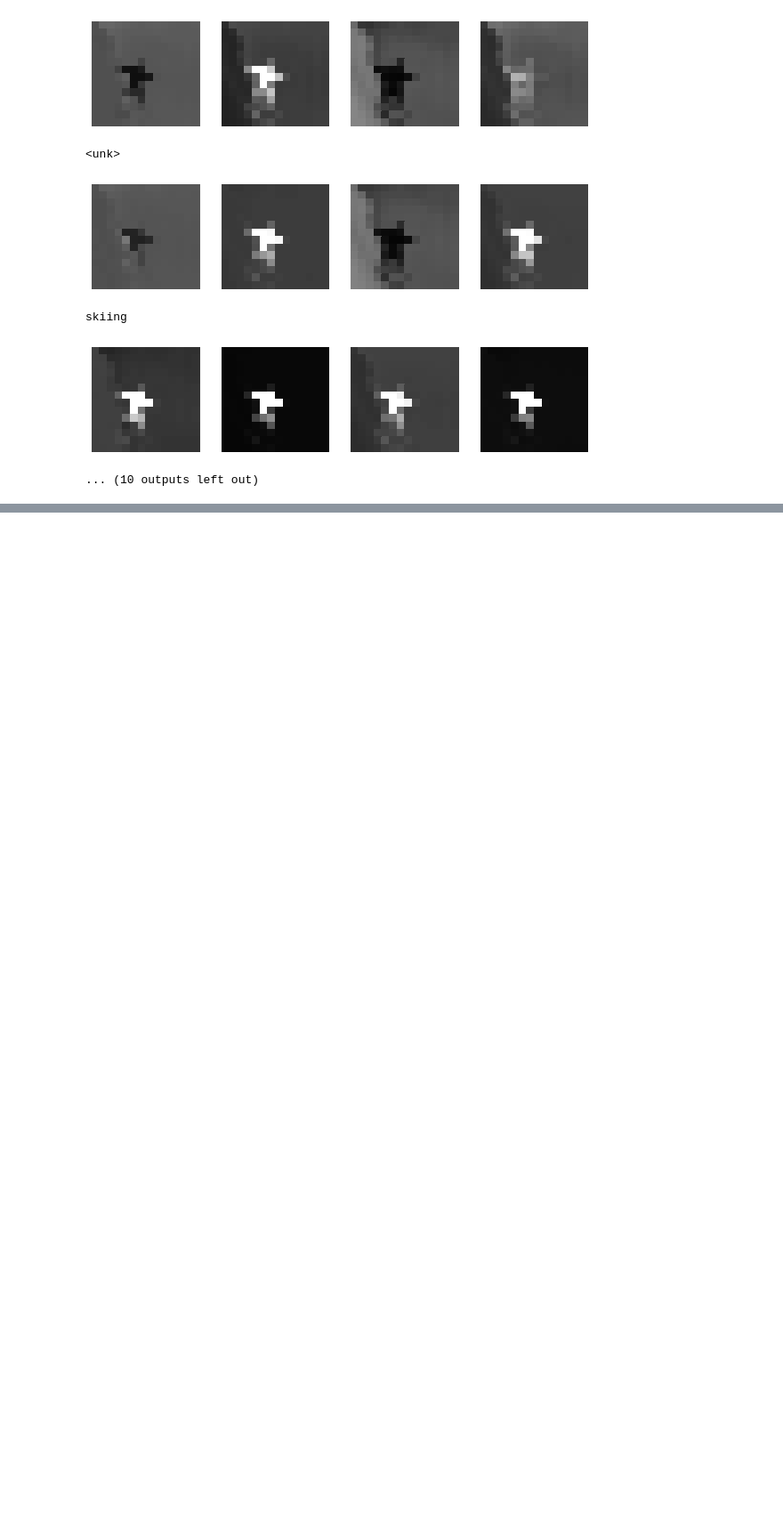
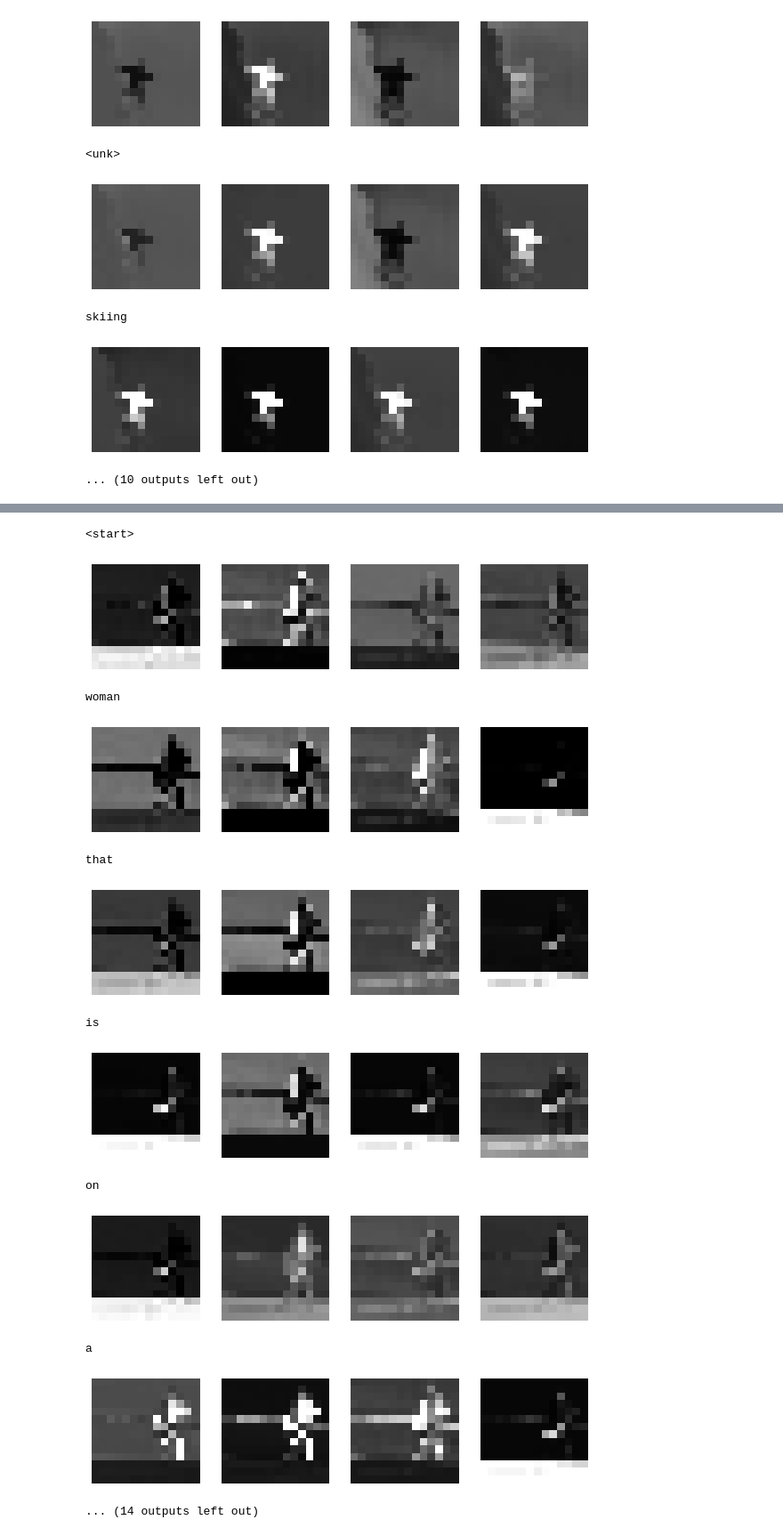
Before and after one commit to jo1jun/Image-Captioning-with-Transformer, a Jupyter notebook: Image_Captioning_Attention_ViT.ipynb, the cells around one changed output, grey strips where cells are left out. Shown at 89% size. Saved outputs shown, nothing was run; the diff lists cells and outputs as text; code cells hidden in the pictures; blank space fills up the shorter version.

```diff
--- a/Image_Captioning_Attention_ViT.ipynb
+++ b/Image_Captioning_Attention_ViT.ipynb
@@ -788,0 +858,38 @@ skiing
+# %%
+# caption 및 head 마다의 attention.
+
+for i, idx in enumerate(sample.squeeze()):
+  if vocab.idx2word[idx.item()] == '<pad>':
+    break
+  print(vocab.idx2word[idx.item()])
+
+  fig = plt.figure(figsize=(10, 10))
+  for j in range(nhead):
+    attention = attentionMap[i][j]
+
+    ax = fig.add_subplot(nhead, nhead, j+1)
+    ax.pcolor(attention, cmap=plt.cm.Greys_r, vmin=0.0, vmax=1.0)
+
+    ax.patch.set_facecolor('black')
+    ax.set_yticks(np.arange(attention.shape[0])+0.5, minor=False)
+    ax.set_xticks(np.arange(attention.shape[1])+0.5, minor=False)
+    ax.invert_yaxis()
+    ax.set_xticklabels(range(14), minor=False)
+    ax.set_yticklabels(range(14), minor=False)
+    ax.axis('off')
+
+  plt.show()
+# %% [output]
+<start>
+[figure, added]
+woman
+[figure, added]
+that
+[figure, added]
+is
+[figure, added]
+on
+[figure, added]
+a
+[figure, added]
+... (14 outputs left out)
```
Also changed, not shown: parts of 2 cells of this notebook.
